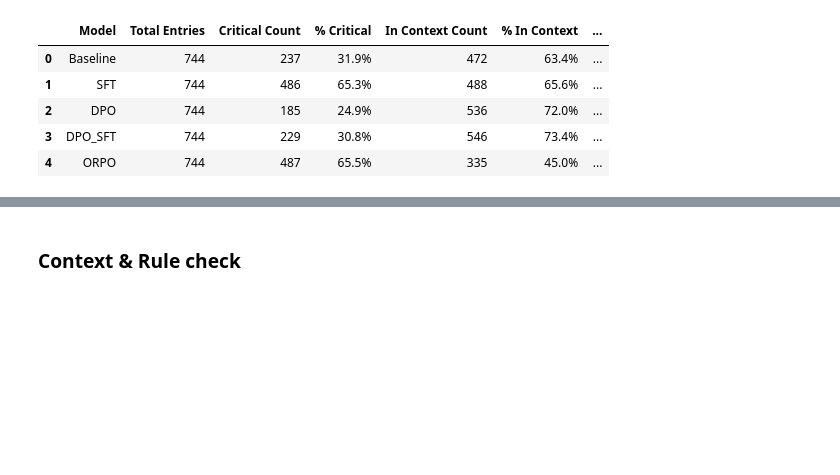
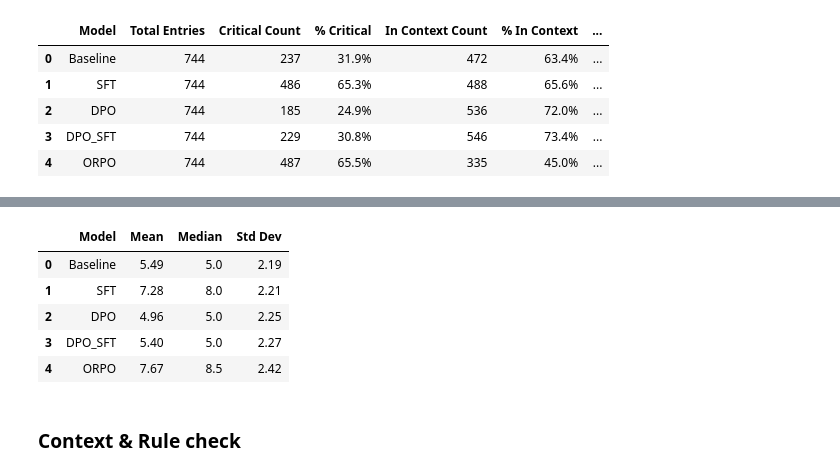
Before and after one commit to RicoStaedeli/NLP2025_CQG, a Jupyter notebook: 5_Evaluation_Analytics.ipynb, the cells around one changed output, grey strips where cells are left out. Drawn from its saved outputs; the diff is of its cells as text; code cells hidden in the pictures; blank space fills up the shorter version.

```diff
--- a/5_Evaluation_Analytics.ipynb
+++ b/5_Evaluation_Analytics.ipynb
@@ -139,3 +220,36 @@ display(styler)
+# %%
+stats_data = []
+
+for model_name, df in zip(model_names, dfs):
+    # Ensure schema_score column exists
+    if 'schema_score' not in df.columns:
+        df['schema_score'] = df.apply(lambda row: row[row['schema']], axis=1)
+
+    # Compute statistics
+    mean_score = df['schema_score'].mean()
+    median_score = df['schema_score'].median()
+    std_dev = df['schema_score'].std()
+
+    stats_data.append({
+        'Model': model_name,
+        'Mean': mean_score,
+        'Median': median_score,
+        'Std Dev': std_dev
+    })
+
+# Create a DataFrame with the results
+stats_df = pd.DataFrame(stats_data)
+
+# Optional: format nicely
+stats_df = stats_df.round(2)
+display(stats_df)
+# %% [output]
+|  | Model | Mean | Median | Std Dev |
+| 0 | Baseline | 5.49 | 5.0 | 2.19 |
+| 1 | SFT | 7.28 | 8.0 | 2.21 |
+| 2 | DPO | 4.96 | 5.0 | 2.25 |
+| 3 | DPO_SFT | 5.40 | 5.0 | 2.27 |
+| 4 | ORPO | 7.67 | 8.5 | 2.42 |
 # %% [markdown]
 ### Context & Rule check
 # %% [markdown]
```
Also changed, not shown: parts of 8 cells of this notebook.
